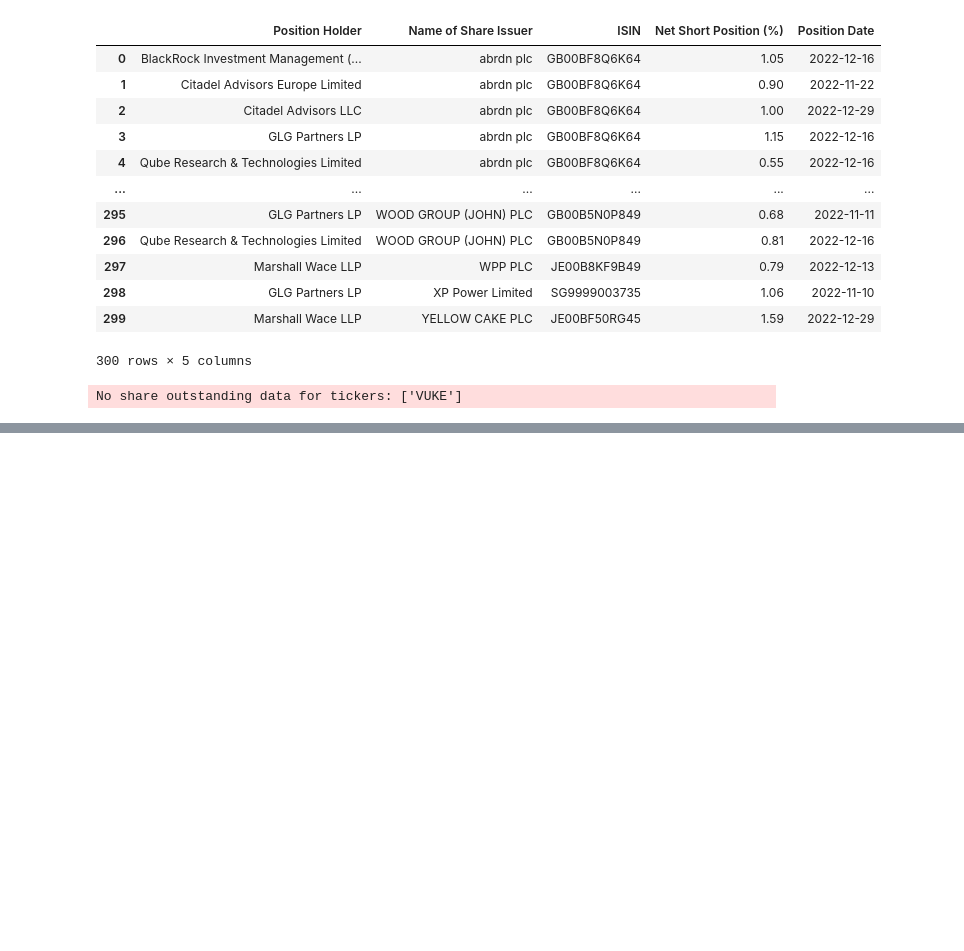
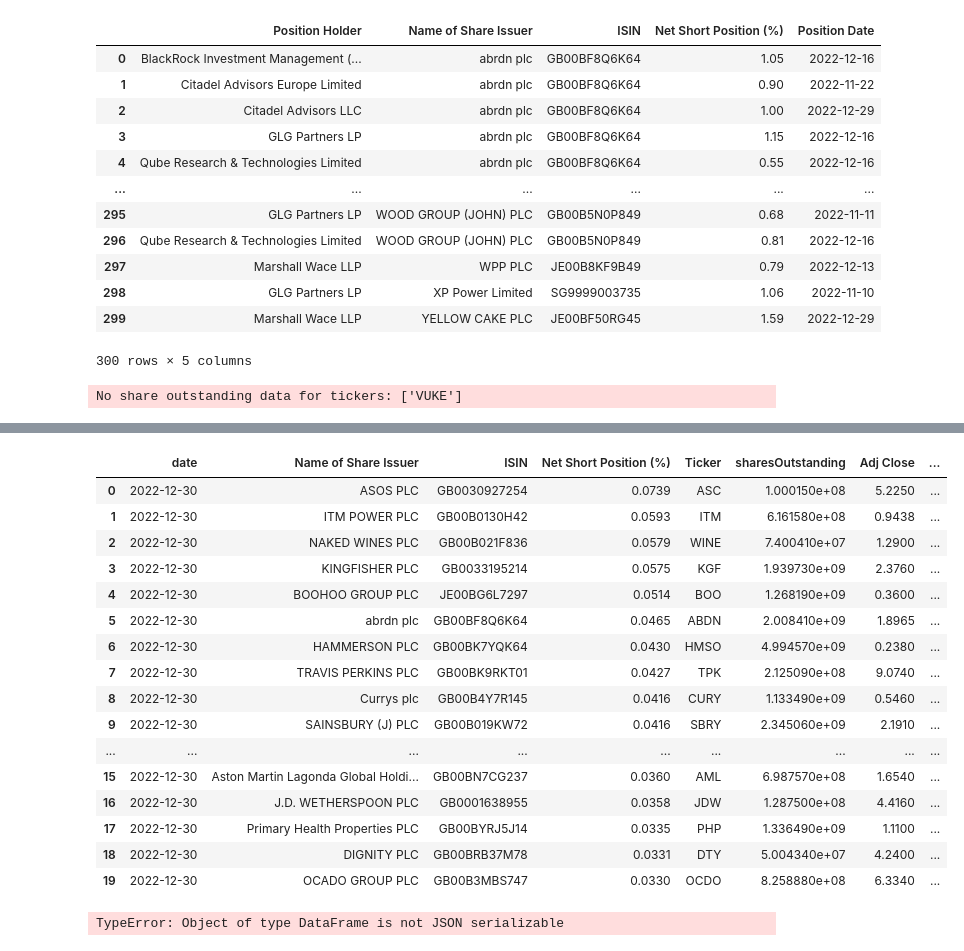
Before and after one commit to nikulpatel3141/UK-Short-Tracker, a Jupyter notebook: Notebooks/process_scripting.ipynb, the cells around one changed output, grey strips where cells are left out. Drawn from its saved outputs; the diff is of its cells as text; code cells hidden in the pictures; blank space fills up the shorter version.

Commit message:
add functions for calculating short metrics. still need to add weekly comparison metrics

```diff
--- a/Notebooks/process_scripting.ipynb
+++ b/Notebooks/process_scripting.ipynb
@@ -510,0 +309,45 @@ Length: 300, dtype: float64
+# %%
+from short_tracker.config import (
+    CONN_STR,
+    MAX_DATA_AGE,
+    TOP_N_SHORTS,
+    UK_MKT_TICKER,
+    ADV_CALC_LOOKBACK,
+)
+
+from short_tracker.data import ADJ_CLOSE_COL, SH_OUT_COL, VOLUME_COL, TICKER_COL, DATE_COL, ISIN_COL, ITEM_COL, VALUE_COL, RET_COL, REL_RET_COL, REL_PNL_COL, PNL_COL, BM_RET_COL, EXPO_COL, AMOUNT_COL
+from short_tracker.processing import reindex_rename_mkt_data, calc_reindex_dates, calc_returns, prepare_mkt_data, prepare_discl_data, subset_top_shorts
+from short_tracker.metrics import query_all_db_data
+from short_tracker.metrics import augment_discl_metrics
+
+
+
+
+discl_data, mkt_data, isin_ticker_map = query_all_db_data()
+
+top_sec_aug, top_fund_aug = summarise_short_discl(discl_data, mkt_data, isin_ticker_map, TOP_N_SHORTS)
+# %%
+top_sec_aug
+# %% [output]
+|  | date | Name of Share Issuer | ISIN | Net Short Position (%) | Ticker | sharesOutstanding | Adj Close | ... |
+| 0 | 2022-12-30 | ASOS PLC | GB0030927254 | 0.0739 | ASC | 1.000150e+08 | 5.2250 | ... |
+| 1 | 2022-12-30 | ITM POWER PLC | GB00B0130H42 | 0.0593 | ITM | 6.161580e+08 | 0.9438 | ... |
+| 2 | 2022-12-30 | NAKED WINES PLC | GB00B021F836 | 0.0579 | WINE | 7.400410e+07 | 1.2900 | ... |
+| 3 | 2022-12-30 | KINGFISHER PLC | GB0033195214 | 0.0575 | KGF | 1.939730e+09 | 2.3760 | ... |
+| 4 | 2022-12-30 | BOOHOO GROUP PLC | JE00BG6L7297 | 0.0514 | BOO | 1.268190e+09 | 0.3600 | ... |
+| 5 | 2022-12-30 | abrdn plc | GB00BF8Q6K64 | 0.0465 | ABDN | 2.008410e+09 | 1.8965 | ... |
+| 6 | 2022-12-30 | HAMMERSON PLC | GB00BK7YQK64 | 0.0430 | HMSO | 4.994570e+09 | 0.2380 | ... |
+| 7 | 2022-12-30 | TRAVIS PERKINS PLC | GB00BK9RKT01 | 0.0427 | TPK | 2.125090e+08 | 9.0740 | ... |
+| 8 | 2022-12-30 | Currys plc | GB00B4Y7R145 | 0.0416 | CURY | 1.133490e+09 | 0.5460 | ... |
+| 9 | 2022-12-30 | SAINSBURY (J) PLC | GB00B019KW72 | 0.0416 | SBRY | 2.345060e+09 | 2.1910 | ... |
+| ... | ... | ... | ... | ... | ... | ... | ... | ... |
+| 15 | 2022-12-30 | Aston Martin Lagonda Global Holdi... | GB00BN7CG237 | 0.0360 | AML | 6.987570e+08 | 1.6540 | ... |
+| 16 | 2022-12-30 | J.D. WETHERSPOON PLC | GB0001638955 | 0.0358 | JDW | 1.287500e+08 | 4.4160 | ... |
+| 17 | 2022-12-30 | Primary Health Properties PLC | GB00BYRJ5J14 | 0.0335 | PHP | 1.336490e+09 | 1.1100 | ... |
+| 18 | 2022-12-30 | DIGNITY PLC | GB00BRB37M78 | 0.0331 | DTY | 5.004340e+07 | 4.2400 | ... |
+| 19 | 2022-12-30 | OCADO GROUP PLC | GB00B3MBS747 | 0.0330 | OCDO | 8.258880e+08 | 6.3340 | ... |
+# %%
+from short_tracker.metrics import main as metrics_main
+metrics_main()
+# %% [output]
+TypeError: Object of type DataFrame is not JSON serializable
```
Also changed, not shown: parts of 18 cells of this notebook, 8 other files.
